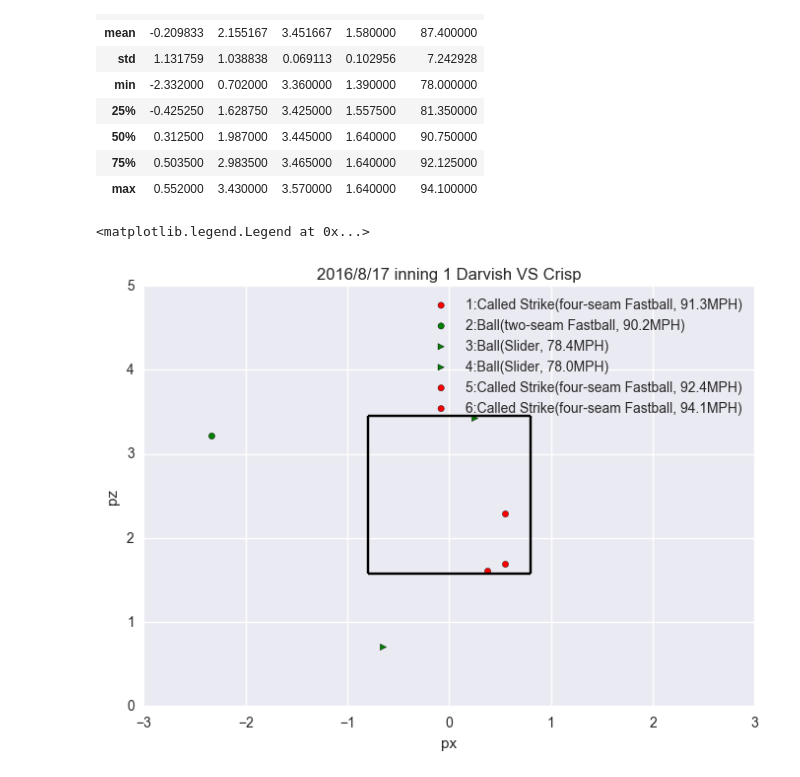
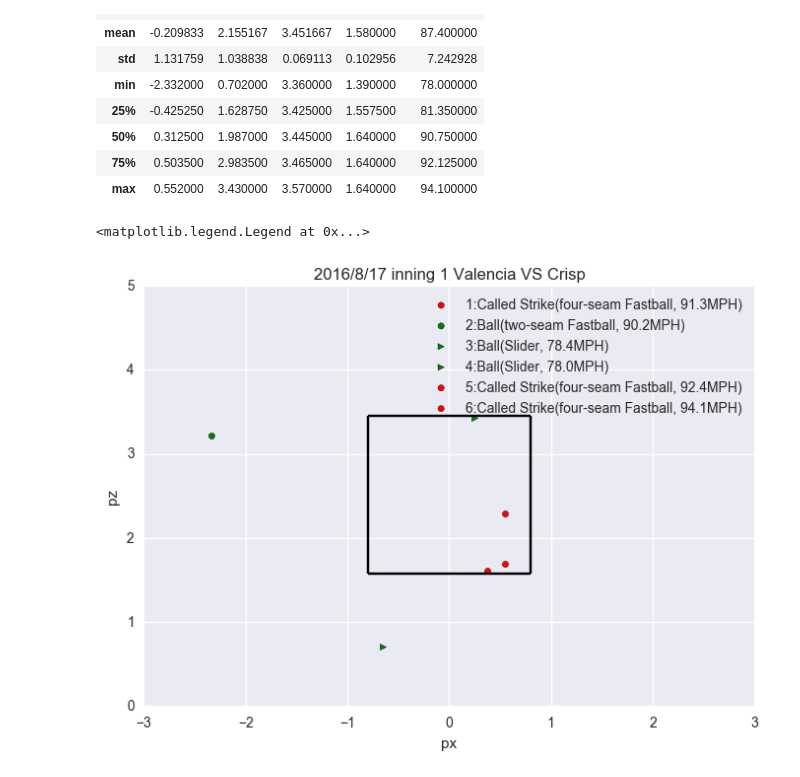
Before and after one commit to Shinichi-Nakagawa/pitchpx-example-pitchfx, a Jupyter notebook: yu_darvish_20160817_pitched.ipynb, the cells around one changed output. Saved outputs shown, nothing was run; the diff lists cells and outputs as text; code cells hidden in the pictures.

```diff
--- a/yu_darvish_20160817_pitched.ipynb
+++ b/yu_darvish_20160817_pitched.ipynb
@@ -155,37 +155,37 @@ df_1_v[['bat_box_name', 'px', 'pz', 'sz_top', 'sz_bot', 'pitch_type', 'pitch_res
 # %%
 fig = plt.figure()
 ax = fig.add_subplot(1, 1, 1)
-ax.set_title('2016/8/17 inning 1 Darvish VS Crisp')
+ax.set_title('2016/8/17 inning 1 Valencia VS Crisp')
 ax.set_xlabel('px')
 ax.set_xlim((-3.0, 3.0))
 ax.set_ylabel('pz')
 ax.set_ylim((0.0, 5.0))
 ax.grid(True)
 
 # Strike Zone
 ax.vlines(-0.8, ymin=1.58, ymax=3.45)
 ax.vlines(0.8, ymin=1.58, ymax=3.45)
 ax.hlines(1.58, xmin=-0.8, xmax=0.8)
 ax.hlines(3.45, xmin=-0.8, xmax=0.8)
 
 
 # pitched
 ii = 1
 for _, pitch in df_1_v.iterrows():
     c = get_color(pitch['pitch_res'])
     marker = get_marker(pitch['pitch_type'])
     label = '{cnt}:{event}({type}, {speed}MPH)'.format(
         **{
             'cnt': ii,
             'speed': pitch['start_speed'],
             'type': PITCH_TYPES.get(pitch['pitch_type'], 'UN'),
             'event': pitch['pitch_des'],
         }
     )
     ax.scatter(pitch['px'], pitch['pz'], label=label, c=c, marker=marker)
     ii +=1
 
 ax.legend()
 # %% [output]
 <matplotlib.legend.Legend at 0x...>
-[figure, old version]
+[figure, new version]
```
